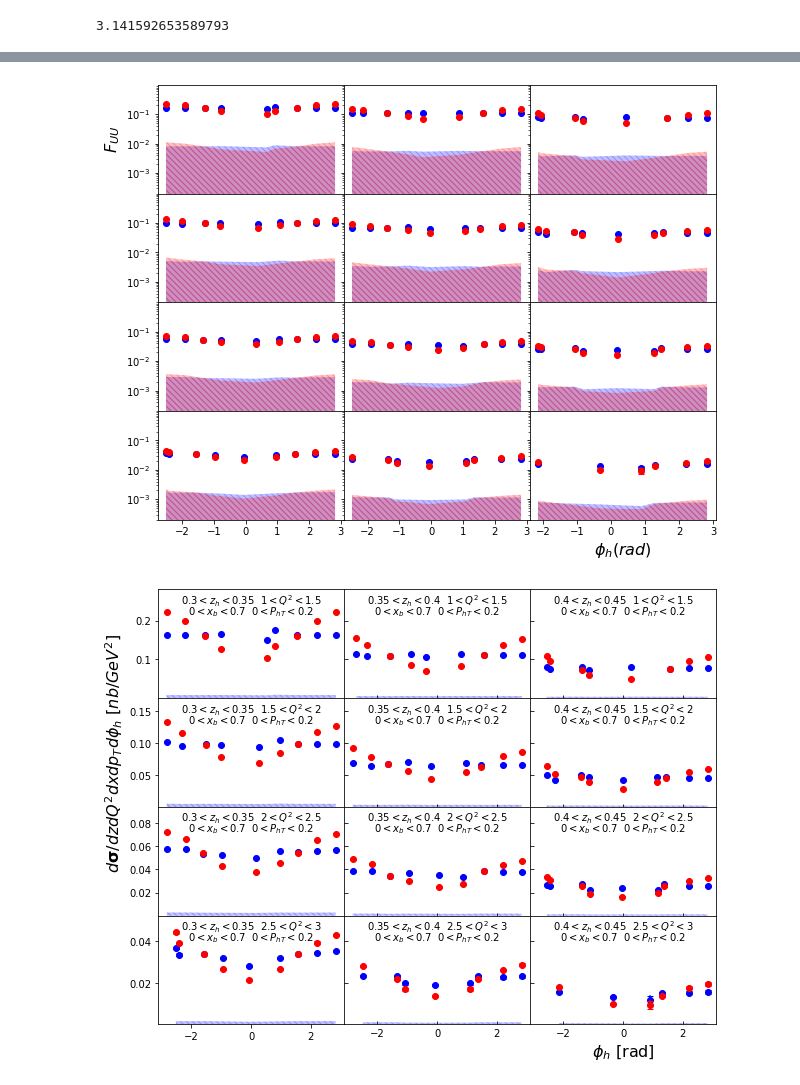
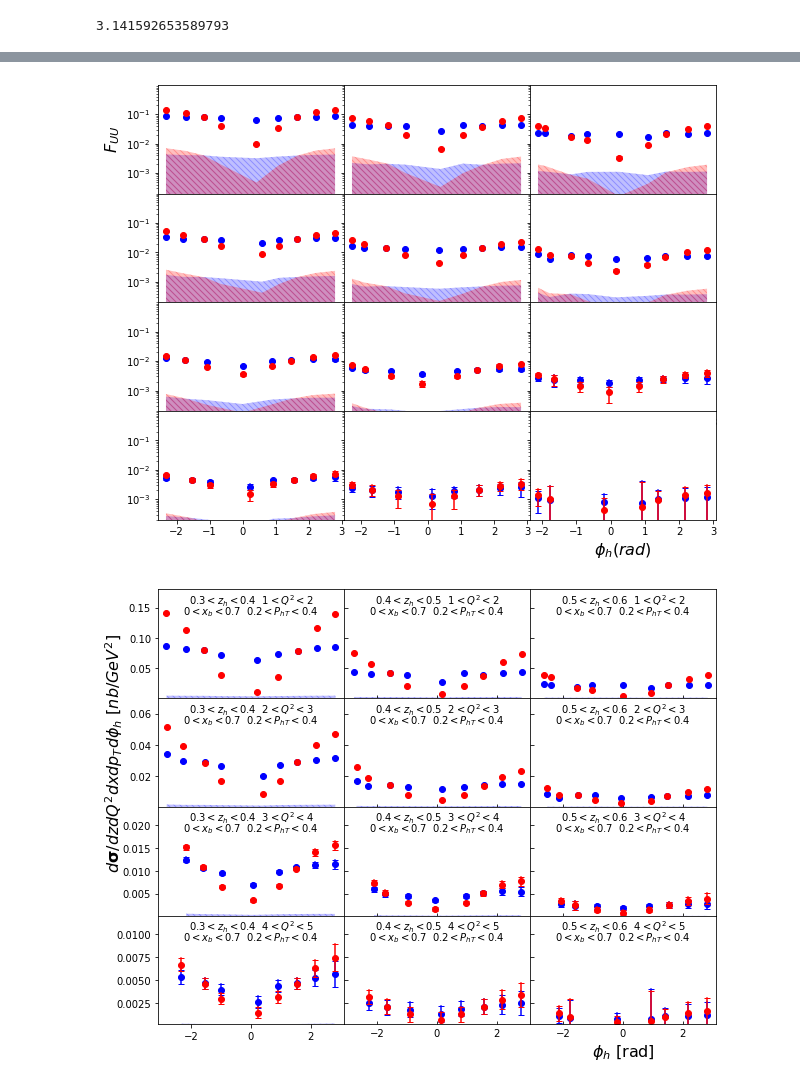
Before and after one commit to Mengzhendada/compare, a Jupyter notebook: Unpol_proposal.ipynb, the cells around one changed output, grey strips where cells are left out. Saved outputs shown, nothing was run; the diff lists cells and outputs as text; code cells hidden in the pictures.

Commit message:
modified:   README2.md 	modified:   Traditional_Factorized_compare_fine.ipynb 	modified:   Unpol_proposal.ipynb

```diff
--- a/Unpol_proposal.ipynb
+++ b/Unpol_proposal.ipynb
@@ -39,13 +39,15 @@ df_3xs_zQ2xbjPhT.head()
 # %%
 PI = math.pi
 print(PI)
-#z_cuts=[0.3,0.4,0.5,0.6]
-z_cuts=[0.3,0.35,0.4,0.45]
-#Q2_cuts=[1,2,3,4,5]
-Q2_cuts=[1,1.5,2,2.5,3]
+z_cuts=[0.3,0.4,0.5,0.6]
+#z_cuts=[0.3,0.35,0.4,0.45]
+Q2_cuts=[1,2,3,4,5]
+#Q2_cuts=[1,1.5,2,2.5,3]
+#Q2_cuts=[3,3.5,4,4.5,5]
 xbj_cuts=[0,0.7]
-PhT_cuts=[0,0.2]
-#PhT_cuts=[0.2,0.4]
+#PhT_cuts=[0,0.2]
+PhT_cuts=[0.2,0.4]
+#PhT_cuts=[0.4,0.6]
 #phih_bins = [-3.14,-2.5,-2,-1.5,-1,-0.5,0,0.5,1,1.5,2,2.5,3.14]
 phih_bins =[-PI,-4*PI/5,-3*PI/5,-2*PI/5,-PI/5,PI/5,2*PI/5,3*PI/5,4*PI/5,PI]
 #phih_bins =[-PI,-0.9*PI,-0.8*PI,-0.7*PI,-0.6*PI,-0.5*PI,-0.4*PI,-0.3*PI,-0.2*PI,-0.1*PI,0,0.1*PI,0.2*PI,0.3*PI,0.4*PI,0.5*PI,0.6*PI,0.7*PI,0.8*PI,0.9*PI,PI]
@@ -1852,7 +1854,7 @@ axs[3][2].fill_between(phih_4_3_3xs,np.asarray(0),np.asarray(0)+np.asarray(Fuu_4
 
 plt.savefig('../Unpol_proposal/Materials/Fuu_log.pdf')
 # %% [output]
-[figure, old version]
+[figure, new version]
 # %%
 fig, axs = plt.subplots(4,3,figsize=(10,8),sharex=True)
 fig.subplots_adjust(hspace=0)
@@ -1860,9 +1862,11 @@ fig.subplots_adjust(wspace=0)
 
 plt.xlabel('$\phi_h$ [rad]',fontsize=16)
 #over large
-Y_first_max=0.28;Y_second_max=0.17;Y_third_max=0.094;Y_fourth_max = 0.052
+#Y_first_max=0.28;Y_second_max=0.17;Y_third_max=0.094;Y_fourth_max = 0.052
 #large
-#Y_first_max=0.18;Y_second_max=0.07;Y_third_max=0.024;Y_fourth_max = 0.012
+Y_first_max=0.18;Y_second_max=0.07;Y_third_max=0.024;Y_fourth_max = 0.012
+#small2
+#Y_first_max=0.04;Y_second_max=0.03;Y_third_max=0.02;Y_fourth_max = 0.012
 #small
 #Y_first_max=0.09;Y_second_max=0.04;Y_third_max=0.01;Y_fourth_max=0.006
 
@@ -2062,32 +2066,32 @@ axs[3][1].plot(phih_4_2_3xs,Fuu_4_2_3xs,'ro')
 #axs[3][1].fill_between(phih_4_2_3xs,np.asarray(0),np.asarray(0)+np.asarray(Fuu_4_2_3xs_sys),color='red',hatch='\\\\\\\\',alpha=0.25,linewidth=0)
 axs[3][1].set_ylim(0.0002,Y_fourth_max)
 axs[3][1].tick_params(direction='in',labelleft=False)
 axs[3][1].text(0.5,0.9,r'${}<z_h<{}\ \ {}<Q^2<{}$'.format(z_cuts[1],z_cuts[2],Q2_cuts[3],Q2_cuts[4]), horizontalalignment='center', verticalalignment='center', transform=axs[3][1].transAxes)
 axs[3][1].text(0.5,0.8,r'${}<x_{{b}}<{}\ \ {}<P_{{hT}}<{}$'.format(xbj_cuts[0],xbj_cuts[1],PhT_cuts[0],PhT_cuts[1]), horizontalalignment='center', verticalalignment='center', transform=axs[3][1].transAxes)
 for i_4_3 in range(0,len(phih_4_3)):
     _phih_4_3 = phih_4_3[i_4_3]
     _Fuu_4_3 = Fuu_4_3[i_4_3]
     _Fuu_4_3_stat = Fuu_4_3_stat[i_4_3]
     axs[3][2].plot([_phih_4_3,_phih_4_3],[_Fuu_4_3-_Fuu_4_3_stat,_Fuu_4_3+_Fuu_4_3_stat],color='blue',marker='_')
 axs[3][2].plot(phih_4_3,Fuu_4_3,'bo')
 axs[3][2].fill_between(phih_4_3,np.asarray(0),np.asarray(0)+np.asarray(Fuu_4_3_sys),color='blue',hatch='\\\\\\\\',alpha=0.25,linewidth=0)
 
 for i_4_3_3xs in range(0,len(phih_4_3_3xs)):
     _phih_4_3 = phih_4_3_3xs[i_4_3_3xs]
     _Fuu_4_3 = Fuu_4_3_3xs[i_4_3_3xs]
     _Fuu_4_3_stat = Fuu_4_3_3xs_stat[i_4_3_3xs]
     axs[3][2].plot([_phih_4_3,_phih_4_3],[_Fuu_4_3-_Fuu_4_3_stat,_Fuu_4_3+_Fuu_4_3_stat],color='red',marker='_')
 axs[3][2].plot(phih_4_3_3xs,Fuu_4_3_3xs,'ro')
 #axs[3][2].fill_between(phih_4_3_3xs,np.asarray(0),np.asarray(0)+np.asarray(Fuu_4_3_3xs_sys),color='red',hatch='\\\\\\\\',alpha=0.25,linewidth=0)
 axs[3][2].set_ylim(0.0002,Y_fourth_max)
 axs[3][2].tick_params(direction='in',labelleft=False)
 axs[3][2].text(0.5,0.9,r'${}<z_h<{}\ \   {}<Q^2<{}$'.format(z_cuts[2],z_cuts[3],Q2_cuts[3],Q2_cuts[4]), horizontalalignment='center', verticalalignment='center', transform=axs[3][2].transAxes)
 axs[3][2].text(0.5,0.8,r'${}<x_{{b}}<{}\ \  {}<P_{{hT}}<{}$'.format(xbj_cuts[0],xbj_cuts[1],PhT_cuts[0],PhT_cuts[1]), horizontalalignment='center', verticalalignment='center', transform=axs[3][2].transAxes)
 
 axs[1][0].set_ylabel(r'${d \bf{\sigma}}/{dzdQ^2dxdp_{T}d\phi_h}$ [$nb/GeV^2$]',fontsize=16)
 
 
 #plt.show()
-plt.savefig('../Unpol_proposal/Materials/Fuu.pdf')
+plt.savefig('../Unpol_proposal/Materials/results/Fuu.pdf')
 # %% [output]
-[figure, old version]
+[figure, new version]
```
Also changed, not shown: parts of 52 cells of this notebook, 2 other files.
